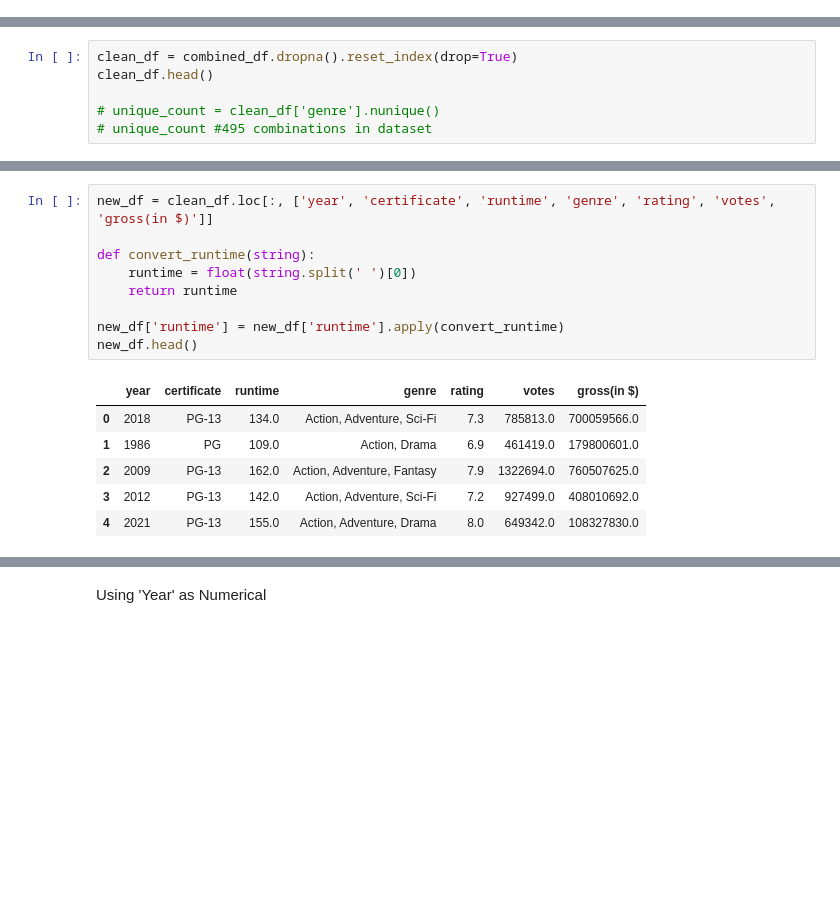
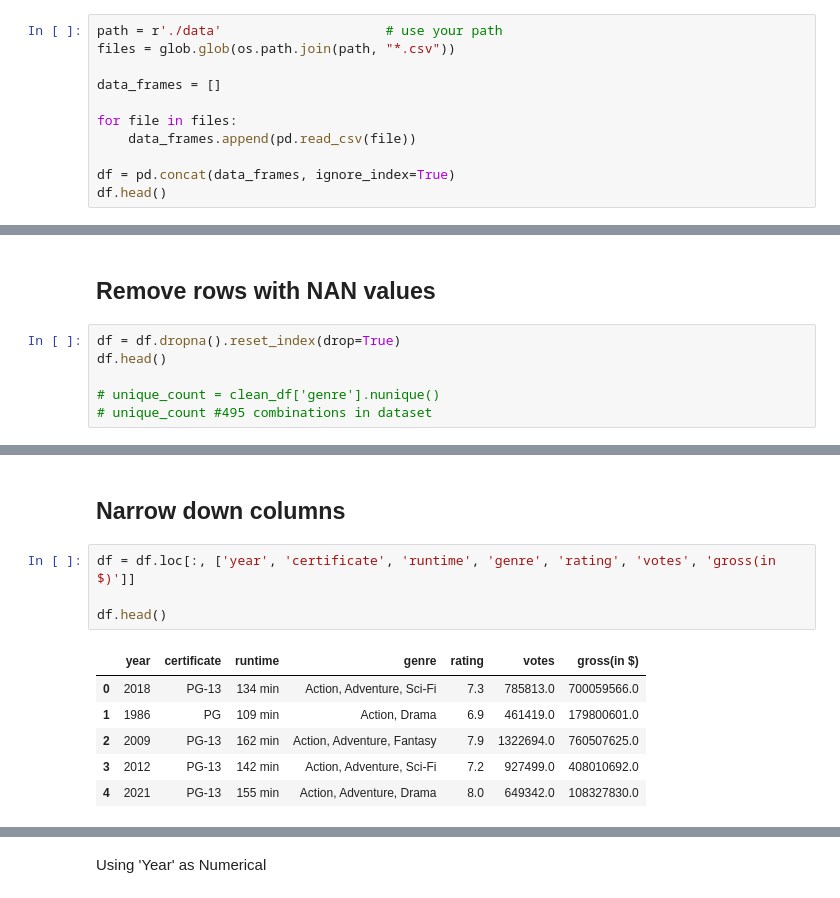
Before and after one commit to lucaswin89/IMDb-Movies-Gross-Income-Prediction-for-Box-Office-Earnings, a Jupyter notebook: IMDB Dataset ML.ipynb, the cells around one changed output, grey strips where cells are left out. Cells and saved outputs as stored; diff of their text form; blank space fills up the shorter version.

```diff
--- a/IMDB Dataset ML.ipynb
+++ b/IMDB Dataset ML.ipynb
@@ -31,0 +26,11 @@ combined_df = pd.concat(data_frames, ignore_index=True)
+# %%
+path = r'./data'                     # use your path
+files = glob.glob(os.path.join(path, "*.csv"))
+
+data_frames = []
+
+for file in files:
+    data_frames.append(pd.read_csv(file))
+
+df = pd.concat(data_frames, ignore_index=True)
+df.head()
@@ -32,6 +44,8 @@ combined_df = pd.concat(data_frames, ignore_index=True)
+# %% [markdown]
+## Remove rows with NAN values
 # %%
-clean_df = combined_df.dropna().reset_index(drop=True)
-clean_df.head()
+df = df.dropna().reset_index(drop=True)
+df.head()
 
 # unique_count = clean_df['genre'].nunique()
 # unique_count #495 combinations in dataset
@@ -42,19 +56,16 @@ clean_df.head()
 | 2 | tt0499549 | Avatar | 2009 | PG-13 | 162 min | Action, Adventure, Fantasy | 7.9 | A paraplegic Marine dispatched to... | James Cameron | ... |
 | 3 | tt1392170 | The Hunger Games | 2012 | PG-13 | 142 min | Action, Adventure, Sci-Fi | 7.2 | Katniss Everdeen voluntarily take... | Gary Ross | ... |
 | 4 | tt1160419 | Dune | 2021 | PG-13 | 155 min | Action, Adventure, Drama | 8.0 | A noble family becomes embroiled ... | Denis Villeneuve | ... |
+# %% [markdown]
+## Narrow down columns
 # %%
-new_df = clean_df.loc[:, ['year', 'certificate', 'runtime', 'genre', 'rating', 'votes', 'gross(in $)']]
+df = df.loc[:, ['year', 'certificate', 'runtime', 'genre', 'rating', 'votes', 'gross(in $)']]
 
-def convert_runtime(string):
-    runtime = float(string.split(' ')[0])
-    return runtime
-
-new_df['runtime'] = new_df['runtime'].apply(convert_runtime)
-new_df.head()
+df.head()
 # %% [output]
 |  | year | certificate | runtime | genre | rating | votes | gross(in $) |
-| 0 | 2018 | PG-13 | 134.0 | Action, Adventure, Sci-Fi | 7.3 | 785813.0 | 700059566.0 |
-| 1 | 1986 | PG | 109.0 | Action, Drama | 6.9 | 461419.0 | 179800601.0 |
-| 2 | 2009 | PG-13 | 162.0 | Action, Adventure, Fantasy | 7.9 | 1322694.0 | 760507625.0 |
-| 3 | 2012 | PG-13 | 142.0 | Action, Adventure, Sci-Fi | 7.2 | 927499.0 | 408010692.0 |
-| 4 | 2021 | PG-13 | 155.0 | Action, Adventure, Drama | 8.0 | 649342.0 | 108327830.0 |
+| 0 | 2018 | PG-13 | 134 min | Action, Adventure, Sci-Fi | 7.3 | 785813.0 | 700059566.0 |
+| 1 | 1986 | PG | 109 min | Action, Drama | 6.9 | 461419.0 | 179800601.0 |
+| 2 | 2009 | PG-13 | 162 min | Action, Adventure, Fantasy | 7.9 | 1322694.0 | 760507625.0 |
+| 3 | 2012 | PG-13 | 142 min | Action, Adventure, Sci-Fi | 7.2 | 927499.0 | 408010692.0 |
+| 4 | 2021 | PG-13 | 155 min | Action, Adventure, Drama | 8.0 | 649342.0 | 108327830.0 |
```
Also changed, not shown: parts of 42 cells of this notebook.
